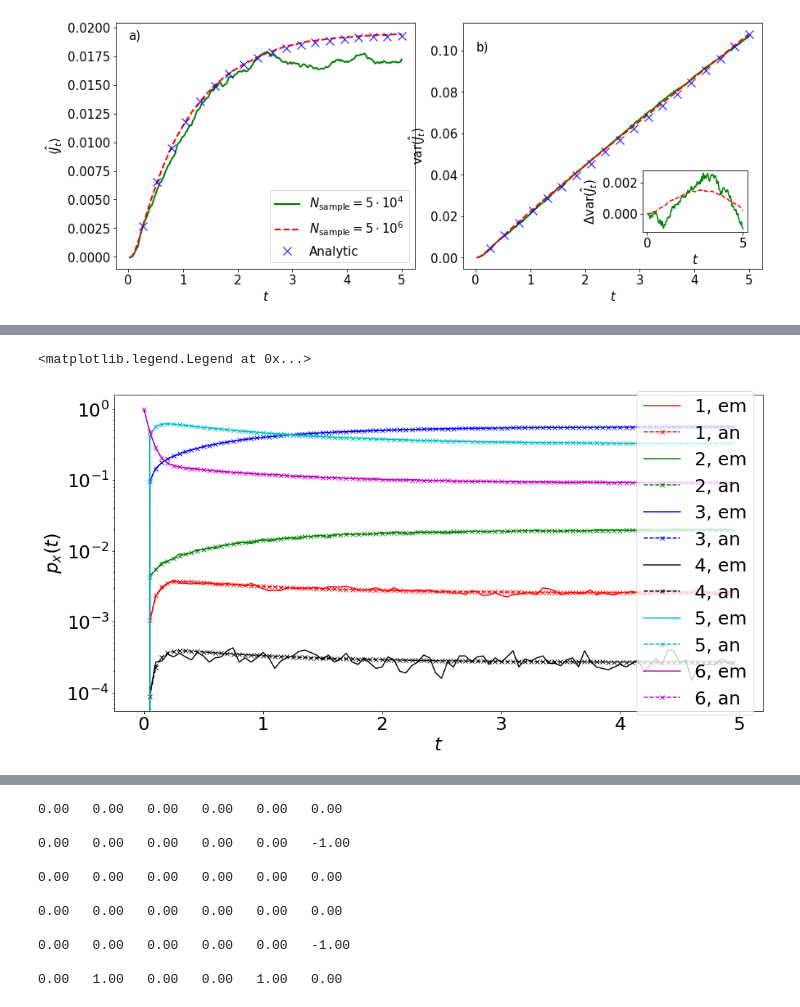
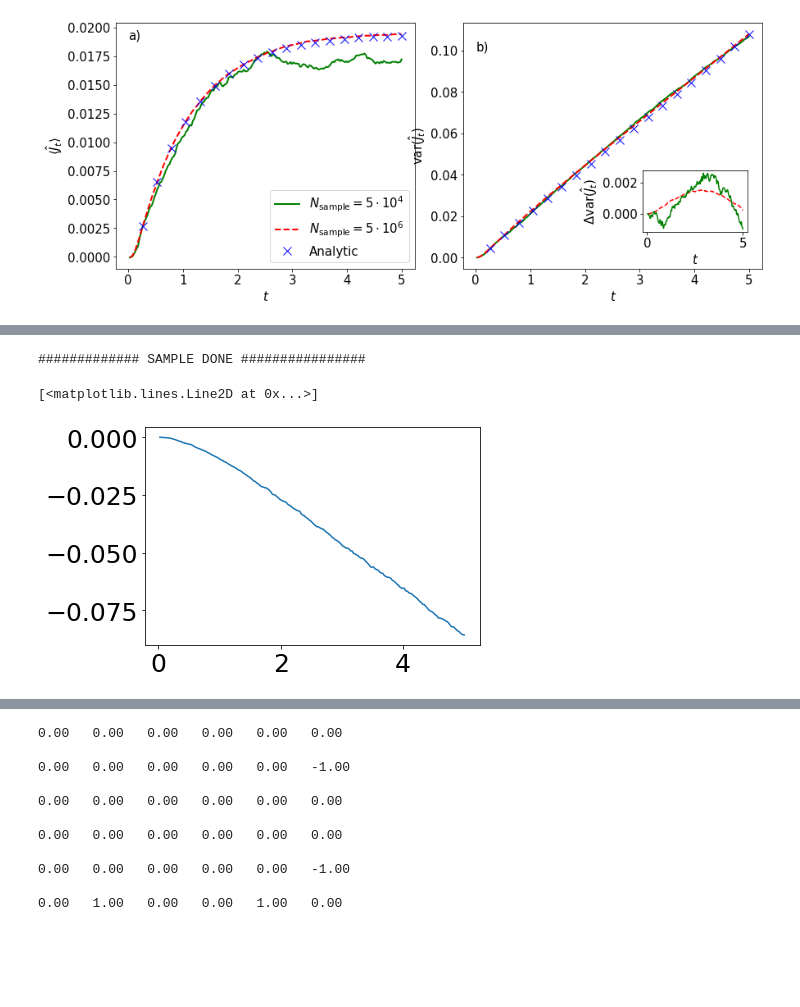
Before and after one commit to larstors/Master-Thesis, a Jupyter notebook: Code/Calmodulin.ipynb, the cells around one changed output, grey strips where cells are left out. Drawn from its saved outputs; the diff is of its cells as text; code cells hidden in the pictures; blank space fills up the shorter version.

Commit message:
Sample VI

```diff
--- a/Code/Calmodulin.ipynb
+++ b/Code/Calmodulin.ipynb
@@ -553,34 +480,27 @@ print(p[:, 1])
-# %%
-fig = plt.figure(figsize=(16, 8))
-
-plt.plot(t, p[:, 0], "r-", label="1, em")
-plt.plot(t, analytic[:, 0], "r--x", label="1, an")
-
-
-plt.plot(t, p[:, 1], "g-", label="2, em")
-plt.plot(t, analytic[:, 1], "g--x", label="2, an")
-
-
-plt.plot(t, p[:, 2], "b-", label="3, em")
-plt.plot(t, analytic[:, 2], "b--x", label="3, an")
-
-
-plt.plot(t, p[:, 3], "k-", label="4, em")
-plt.plot(t, analytic[:, 3], "k--x", label="4, an")
-
-
-plt.plot(t, p[:, 4], "c-", label="5, em")
-plt.plot(t, analytic[:, 4], "c--x", label="5, an")
-
-
-plt.plot(t, p[:, 5], "m-", label="6, em")
-plt.plot(t, analytic[:, 5], "m--x", label="6, an")
-
-
-plt.yscale("log")
-plt.xlabel(r"$t$")
-plt.ylabel(r"$p_x(t)$")
-plt.legend(loc="right")
-# %% [output]
-<matplotlib.legend.Legend at 0x...>
-[figure, removed]
+# %%
+
+states = np.arange(0, 6)
+
+in_state = []
+
+size = 50000
+
+A = np.array([[0, 1, 0, 1, 1, 0], [1, 0, 1, 0, 0, 1], [0, 1, 0, 0, 0, 0], [1, 0, 0, 0, 0, 0], [1, 0, 0, 0, 0, 1], [0, 1, 0, 0, 1, 0]])
+d_matrix = np.array([[0, 1, 0, 0, 0, 0], [-1, 0, 0, 0, 0, 0], [0, 0, 0, 0, 0, 0], [0, 0, 0, 0, 0, 0], [0, 0, 0, 0, 0, 0], [0, 0, 0, 0, 0, 0]])
+d2_matrix = np.array([[0, 0, 0, 0, 0, 0], [0, 0, 0, 0, 0, 0], [0, 0, 0, 0, 0, 0], [0, 0, 0, 0, 0, 0], [0, 0, 0, 0, 0, 1], [0, 0, 0, 0, -1, 0]])
+
+
+
+for i in range(size):
+    in_state.append(initial_state(peq, states))
+
+
+
+J1_mean, J2_mean, J_cov = current_covariance_sample(size, time, in_state, L, d_matrix, d2_matrix)
+# %% [output]
+############# SAMPLE DONE ################
+# %%
+plt.plot(time[1:], J_cov)
+# %% [output]
+[<matplotlib.lines.Line2D at 0x...>]
+[figure, added]
```
Also changed, not shown: parts of 22 cells of this notebook, 1 other file.
